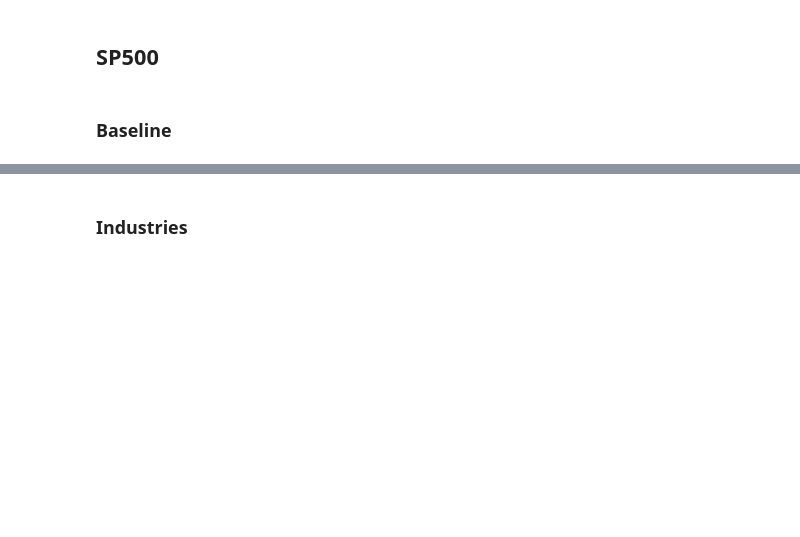
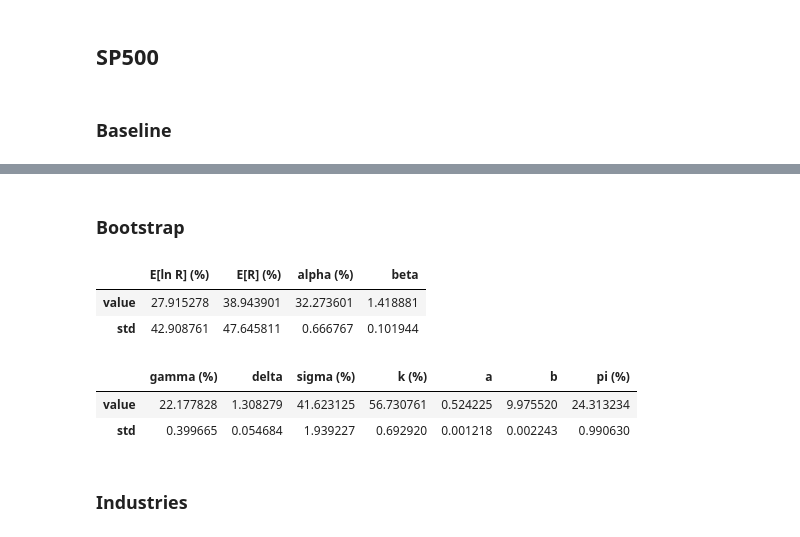
Before and after one commit to technometrics-lab/17-Venture-Capital-Risk-and-Return, a Jupyter notebook: src/notebooks/results.ipynb, the cells around one changed output, grey strips where cells are left out. Drawn from its saved outputs; the diff is of its cells as text; code cells hidden in the pictures; blank space fills up the shorter version.

```diff
--- a/src/notebooks/results.ipynb
+++ b/src/notebooks/results.ipynb
@@ -8,5 +8,42 @@ from pickle import load, dump
 from scripts.preprocess import load_index_data, load_tbills_data
 from scripts.utils import print_results
+# %%
+def get_bootstrap_results(bootstrap):
+    implied, params = {}, {}
+    for n, res in enumerate(bootstrap.values()):
+        start, end, pred = res.values()
+        log_rf = load_tbills_data('TB3MS', start, end).iloc[:,0].values
+        log_mk = load_index_data('^SP500TR', start, end, '1mo', prefix='../../').values
+
+        implied[n], params[n] = print_results(pred, log_mk, log_rf, False)
+
+    implied = pd.concat(implied, axis=0)
+    params = pd.concat(params, axis=0)
+    sd = implied.groupby(level=1).std()
+
+    implied = implied.groupby(level=1).mean()
+    params = params.groupby(level=1).mean()
+
+    implied.loc['std', ['alpha (%)', 'beta']] = sd.loc['value', ['alpha (%)', 'beta']].values
+    return implied.reindex(index=['value', 'std']), params.reindex(index=['value', 'std'])
+
+
+def gather_results(result_list):
+    results = {}
+    for name, path in result_list.items():
+        res = load(open(path, 'rb'))
+        start, end, pred = res.values()
+        log_rf = load_tbills_data('TB3MS', start, end).iloc[:,0].values
+        log_mk = load_index_data('^SP500TR', start, end, '1mo', prefix='../../').values
+
+        implied, params = print_results(pred, log_mk, log_rf, False)
+        chunk = pd.concat([params, implied], axis=1)
+        chunk.loc['value'] = chunk.loc['value'].apply(lambda x: f"{x:.2f}")
+        chunk.loc['std'] = chunk.loc['std'].apply(lambda x: f"({x:.2f})")
+
+        results[name] = chunk
+
+    return pd.concat(results, axis=0)
 # %% [markdown]
 # Full
 # %% [markdown]
@@ -207,3 +244,18 @@ E[log Rf]=0.48%, E[log Rm]=4.50%, V[log Rm]=7.94%
+# %% [markdown]
+### Bootstrap
+# %%
+bootstrap = load(open('../results/res_from_2010_bootstrap.pkl', 'rb'))
+implied, params = get_bootstrap_results(bootstrap)
+
+ICD.display(implied)
+ICD.display(params)
+# %% [output]
+|  | E[ln R] (%) | E[R] (%) | alpha (%) | beta |
+| value | 27.915278 | 38.943901 | 32.273601 | 1.418881 |
+| std | 42.908761 | 47.645811 | 0.666767 | 0.101944 |
+|  | gamma (%) | delta | sigma (%) | k (%) | a | b | pi (%) |
+| value | 22.177828 | 1.308279 | 41.623125 | 56.730761 | 0.524225 | 9.975520 | 24.313234 |
+| std | 0.399665 | 0.054684 | 1.939227 | 0.692920 | 0.001218 | 0.002243 | 0.990630 |
 # %% [markdown]
 ### Industries
 # %%
```
Also changed, not shown: parts of 5 cells of this notebook, 9 other files.
